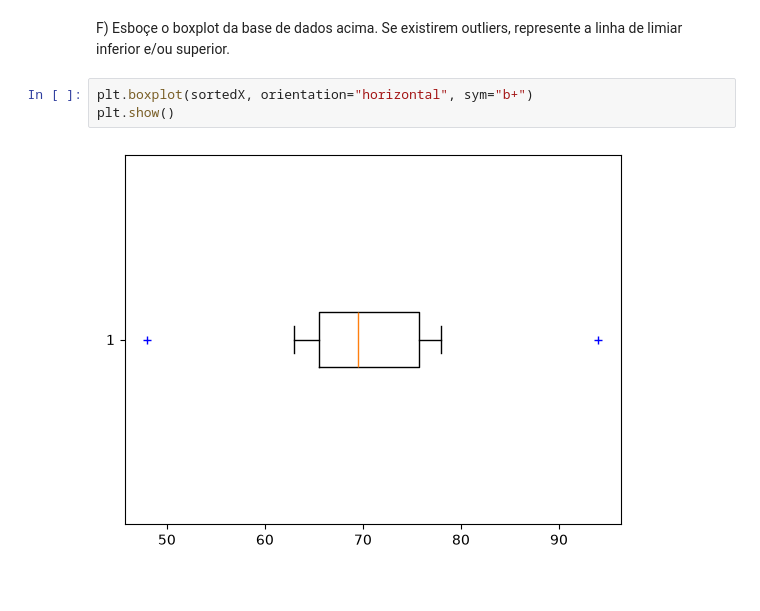
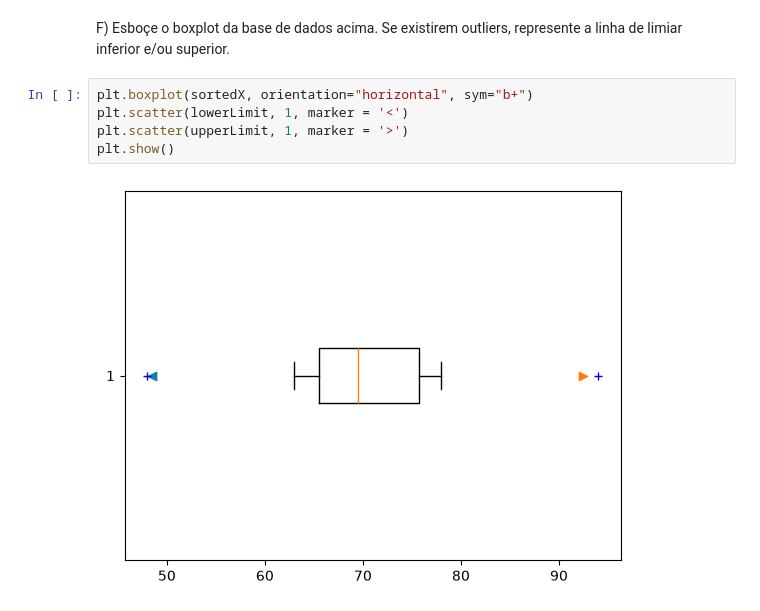
Before and after one commit to LacraiaVermelha/Analise-Dados, a Jupyter notebook: Labs/ativ1.ipynb, the cells around one changed output. Cells and saved outputs as stored; diff of their text form.

```diff
--- a/Labs/ativ1.ipynb
+++ b/Labs/ativ1.ipynb
@@ -99,6 +99,8 @@ F) Esboçe o boxplot da base de dados acima. Se existirem outliers, represente a
 e/ou superior.
 # %%
 plt.boxplot(sortedX, orientation="horizontal", sym="b+")
+plt.scatter(lowerLimit, 1, marker = '<')
+plt.scatter(upperLimit, 1, marker = '>')
 plt.show()
 # %% [output]
-[figure, old version]
+[figure, new version]
```
Also changed, not shown: parts of 2 cells of this notebook, 4 other files.
